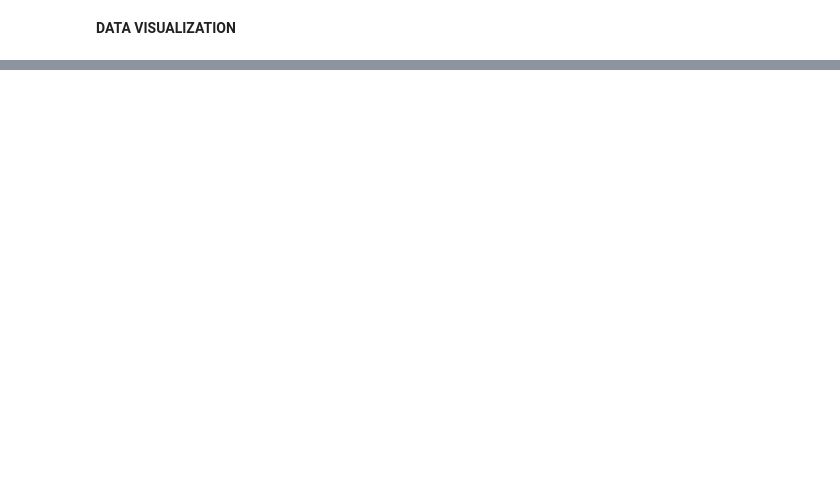
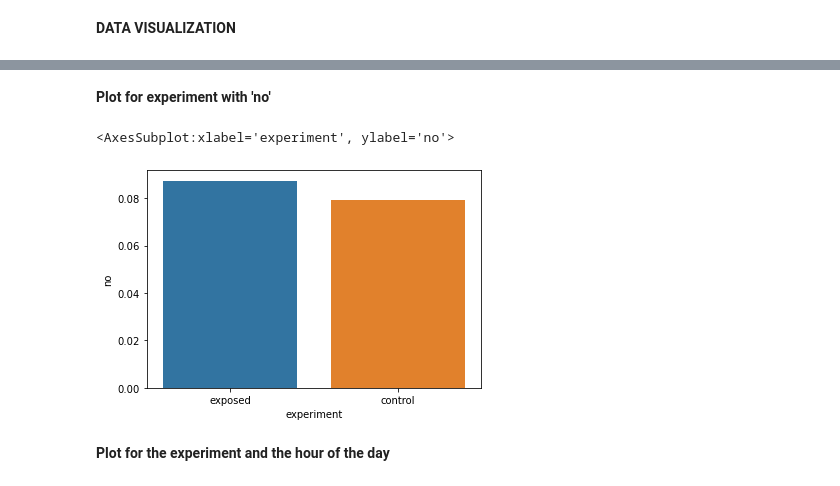
Before and after one commit to AmonKi/abtest-mlops, a Jupyter notebook: Data Exploration.ipynb, the cells around one changed output, grey strips where cells are left out. Drawn from its saved outputs; the diff is of its cells as text; code cells hidden in the pictures; blank space fills up the shorter version.

```diff
--- a/Data Exploration.ipynb
+++ b/Data Exploration.ipynb
@@ -302,0 +214,9 @@ ValueError: Could not interpret input 'browser'
+# %% [markdown]
+**Plot for experiment with 'no'**
+# %%
+sns.barplot(x=df['experiment'], y=df['no'], ci=False)
+# %% [output]
+<AxesSubplot:xlabel='experiment', ylabel='no'>
+[figure, added]
+# %% [markdown]
+**Plot for the experiment and the hour of the day**
```
Also changed, not shown: parts of 38 cells of this notebook.
